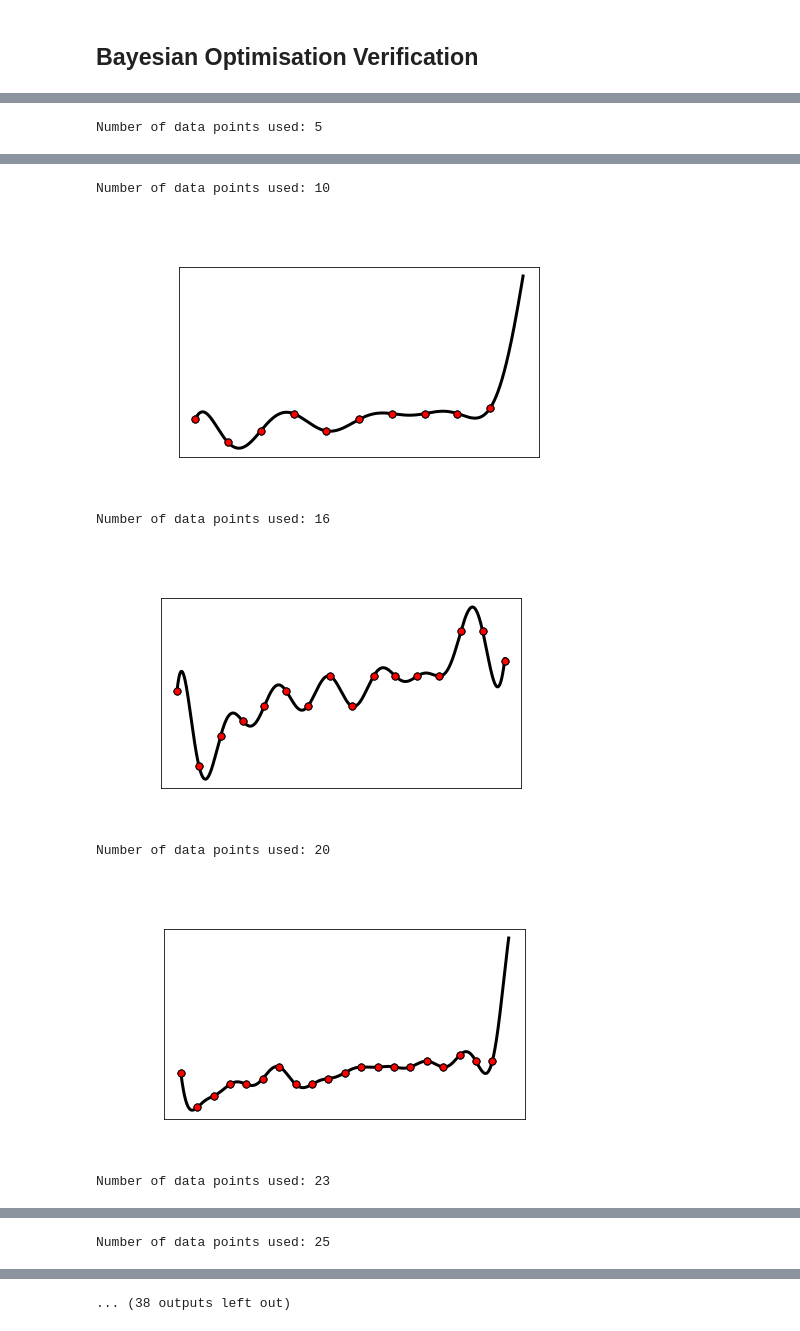
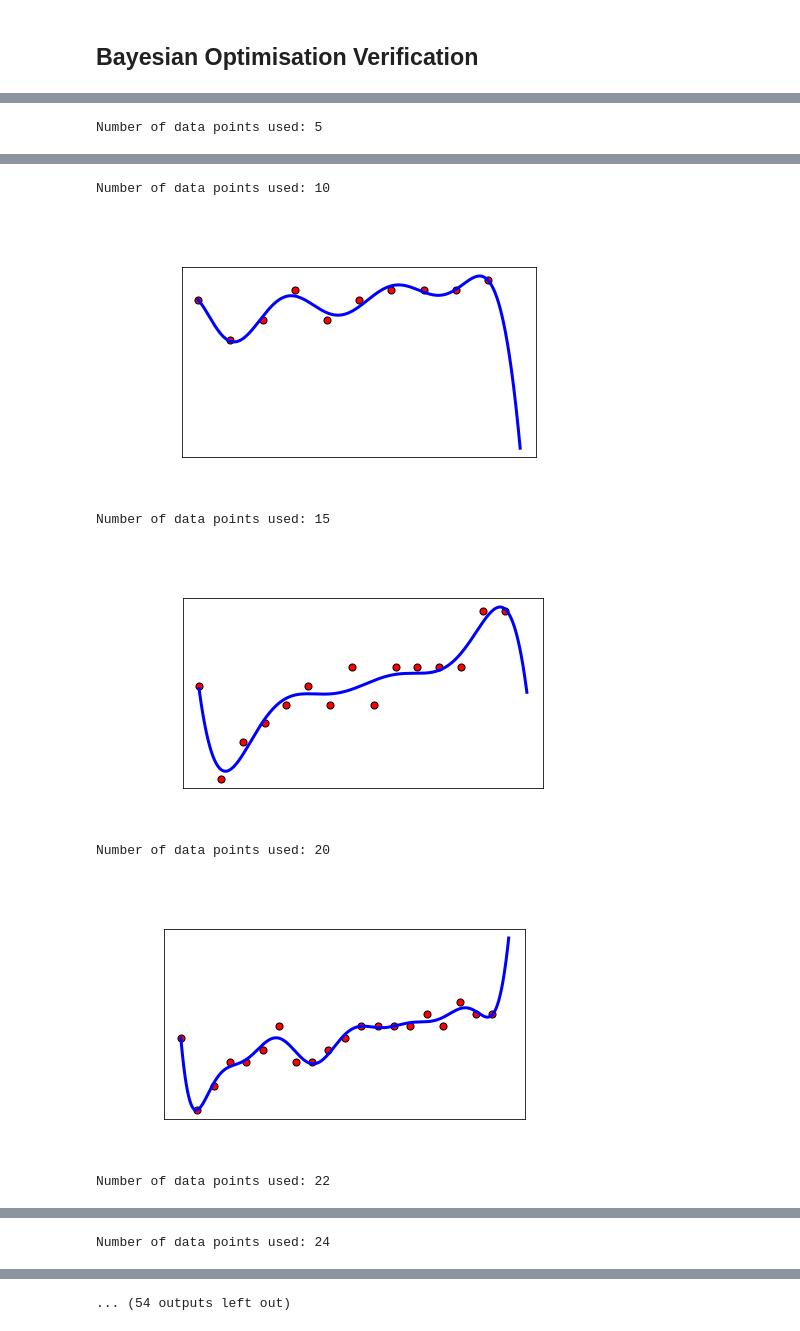
Before and after one commit to michelleliu1027/Bayesian_PV, a Jupyter notebook: BO_plots.ipynb, the cells around one changed output, grey strips where cells are left out. Cells and saved outputs as stored; diff of their text form; code cells hidden in the pictures.

Commit message:
mse lml plots 3

```diff
--- a/BO_plots.ipynb
+++ b/BO_plots.ipynb
@@ -66,10 +31,25 @@ plot(X_,y_normal,X,y_mean, y_cov,gp)
 # %%
+# Plot function to show confidence bounds
+def plot(X_,y_normal,X,y_mean, y_cov,gp):
+    plt.figure()
+    plt.plot(X_, y_mean, 'blue', lw=3, zorder=3)
+    plt.scatter(X[:, 0], Y, c='r', s=50, zorder=2, edgecolors=(0, 0, 0))
+    plt.tick_params(axis='y', colors = 'white')
+    plt.tick_params(axis='x', colors = 'white')
+    plt.ylabel('Lifetime',color = 'white')
+    plt.xlabel('Time',color = 'white')
+    plt.title("Initial: %s\nOptimum: %s\nLog marginal likelihood: %s" %
+                (kernel, gp.kernel_,gp.log_marginal_likelihood(gp.kernel_.theta)),
+                color ='white')
+    plt.tight_layout()
+    plt.show()
+
 # Plot function to show performance of gp prediction
 def plot_performance(list_NOISE_LEVEL,performance_parameter):
     plt.figure()
-    plt.plot(list_NOISE_LEVEL, performance_parameter, c='blue', lw=2, zorder=3,)
-    # plt.scatter(list_NOISE_LEVEL, performance_parameter, c='blue', s=2, zorder=3,)
-    # plt.xscale('log')
+    plt.plot(list_NOISE_LEVEL, performance_parameter, c='blue', lw=2, zorder=3)
+    plt.scatter(list_NOISE_LEVEL, performance_parameter, c='red', s=10, zorder=4)
+    plt.xscale('log')
     plt.tick_params(axis='y', colors = 'white')
     plt.tick_params(axis='x', colors = 'white')
     plt.ylabel('Performance parameter',color = 'white')
@@ -87,20 +67,22 @@ def plot_performance(list_NOISE_LEVEL,performance_parameter):
 # Set up performance parameters set
 list_mse = np.array([])
 list_lml = np.array([])
-# Prepare data used
+
 # NUM_OF_DATA_POINTS = 20
-# Prepare noise level
-NOISE_LEVEL = 10e-12
-list_DATA_POINTS = (5, 10,15,20,22,24,26,28,30,33,37,40,45,50,60,80,100,200,300,500,700,1000,2000)
+NOISE_LEVEL = 10e-20
+length_scale_bounds_MAX = 10e4
+length_scale_bounds_MIN = 10e-10
+#
+list_DATA_POINTS = (5,10,15,20,22,24,26,28,30,33,37,40,45,50,60,80,100,200,250,300,400,500,600,700,800,1000,1200,1400,1700,2000,2500)
 for NUM_OF_DATA_POINTS in list_DATA_POINTS:
-    X = np.arange(0,5000,int(5000/NUM_OF_DATA_POINTS))
+    X = np.arange(0,5000,5000/NUM_OF_DATA_POINTS,dtype=int)
     X = X.reshape(X.size,1)
     Y = y_normal[X]
     print('Number of data points used:', X.size)
 
     # Kernel setting
-    kernel = 1.0 * RBF(length_scale=300) + WhiteKernel(noise_level=NOISE_LEVEL, noise_level_bounds=(1e-20, 1e+1))
-    gp = GaussianProcessRegressor(kernel=kernel,alpha=0).fit(X, Y)
+    kernel = 1.0 * RBF(length_scale=300) + WhiteKernel(noise_level=NOISE_LEVEL, noise_level_bounds=(1e-20, 10e-4))
+    gp = GaussianProcessRegressor(kernel=kernel,alpha=10e-8).fit(X, Y)
     y_mean, y_cov = gp.predict(X_[:, np.newaxis], return_cov=True)
     plot(X_,y_normal,X,y_mean, y_cov,gp)
 
@@ -128,7 +110,7 @@ Number of data points used: 5
 Number of data points used: 10
-[figure, old version]
+[figure, new version]
-Number of data points used: 16
+Number of data points used: 15
-[figure, old version]
+[figure, new version]
 Number of data points used: 20
-[figure, old version]
+[figure, new version]
-Number of data points used: 23
+Number of data points used: 22
@@ -136 +118 @@ Number of data points used: 23
-Number of data points used: 25
+Number of data points used: 24
@@ -138 +120 @@ Number of data points used: 25
-... (38 outputs left out)
+... (54 outputs left out)
```
Also changed, not shown: parts of 5 cells of this notebook.
